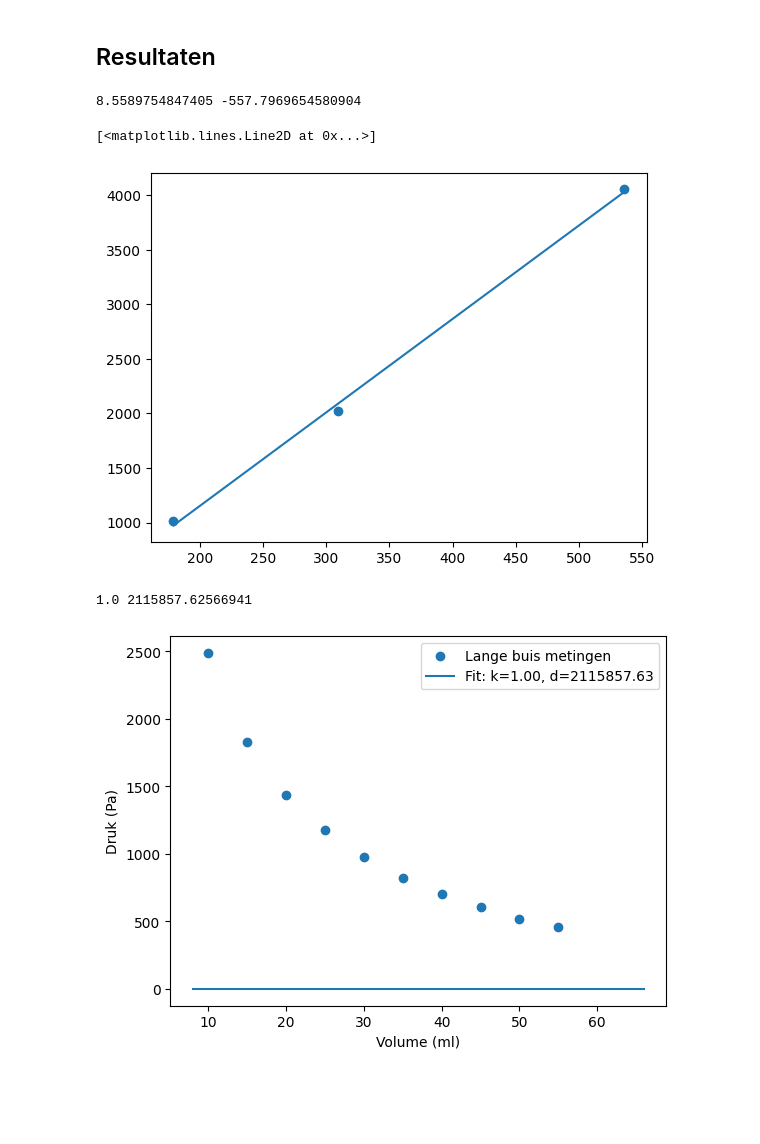
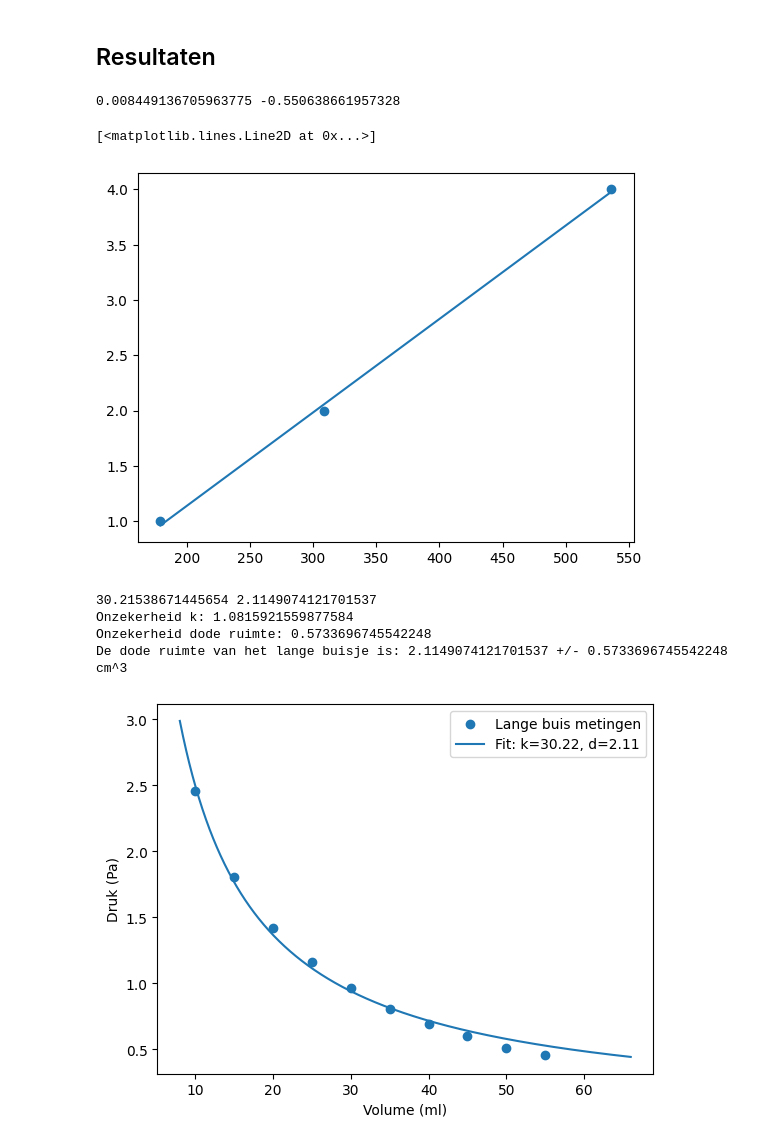
Before and after one commit to ErikvdBerkmortel/IP2-erik-en-xavi, a Jupyter notebook: Content/Labs/druksensorijken.ipynb, the cells around one changed output. Saved outputs shown, nothing was run; the diff lists cells and outputs as text; code cells hidden in the pictures; blank space fills up the shorter version.

```diff
--- a/Content/Labs/druksensorijken.ipynb
+++ b/Content/Labs/druksensorijken.ipynb
@@ -77,9 +77,9 @@ U_2 = 309 #bits bij 20 ml
 U_3 = 536 #bits bij 10 ml
 bits = np.array([U_1, U_2, U_3])
 
-P_1 = 1013 #Pa bij 40 ml
-P_2 = 2026 #Pa bij 20 ml
-P_3 = 4052 #Pa bij 10 ml
+P_1 = 1 #bar bij 40 ml
+P_2 = 2 #bar bij 20 ml
+P_3 = 4 #bar bij 10 ml
 pressures = np.array([P_1, P_2, P_3])
 
 def bit_to_P(U, a, b):
@@ -94,9 +94,9 @@ plt.figure()
 plt.scatter(bits, pressures, label='Data punten')
 plt.plot(bits, bit_to_P(bits, a, b))
 # %% [output]
-8.5589754847405 -557.7969654580904
+0.008449136705963775 -0.550638661957328
 [<matplotlib.lines.Line2D at 0x...>]
-[figure, old version]
+[figure, new version]
 # %%
 #metingen met lange buis
 #in bits
@@ -126,12 +126,16 @@ volumes_cil = np.array([V_1, V_2, V_3, V_4, V_5, V_6, V_7, V_8, V_9, V_10])
 bits_lb = np.array([U_lb1, U_lb2, U_lb3, U_lb4, U_lb5, U_lb6, U_lb7, U_lb8, U_lb9, U_lb10])
 druk = a*bits_lb + b
 
-def func_druk(V,K,V_d):
+def func_druk(V,k,V_d):
     return k/(V+V_d)
 
-popt_lb, cov_lb = curve_fit(func_druk, bits_lb, druk)
+popt_lb, cov_lb = curve_fit(func_druk, volumes_cil, druk)
 k, d = popt_lb
+k_u, d_u = np.sqrt(np.diag(cov_lb))
 print(k,d)
+print("Onzekerheid k:", k_u)
+print("Onzekerheid dode ruimte:", d_u)
+print("De dode ruimte van het lange buisje is:", d, "+/-", d_u, "cm^3")
 
 
 #andere niet werkende manier om V_d te berekenen
@@ -141,32 +145,35 @@ print(k,d)
 #druk = druk/100000  #omzetten naar bar
 #V_tot = volumes_cil + V_d
 
 #def func_tot(k,V_tot):
     #return k/V_tot
 
 #x = np.linspace(min(V_tot),max(V_tot),10)
 #y = func_tot(k,V_tot)
 
 #plt.figure
 #Plt.scatter(V_tot, druk, label='Lange buis metingen')
 #plt.plot(x, y, "r--", label='Fit: k=%.2f' % (k))
 ##plt.xlabel('Totaal Volume (ml)')
 #plt.ylabel('Druk (bar)')
 #plt.legend()
 #plt.show()
 
 #mijn niet werkende manieren om de grafiek te plotten
 
 x_test = np.linspace(0.8*np.min(volumes_cil),1.2*np.max(volumes_cil),1000)
 y_test = func_druk(x_test,*popt_lb)
 
 plt.figure()
 plt.scatter(volumes_cil, druk, label='Lange buis metingen')
 plt.plot(x_test, y_test, label='Fit: k=%.2f, d=%.2f' % (k,d))
 plt.xlabel('Volume (ml)')
 plt.ylabel('Druk (Pa)')
 plt.legend()
 plt.show()
 # %% [output]
-1.0 2115857.62566941
+30.21538671445654 2.1149074121701537
+Onzekerheid k: 1.0815921559877584
+Onzekerheid dode ruimte: 0.5733696745542248
+De dode ruimte van het lange buisje is: 2.1149074121701537 +/- 0.5733696745542248 cm^3
-[figure, old version]
+[figure, new version]
```
